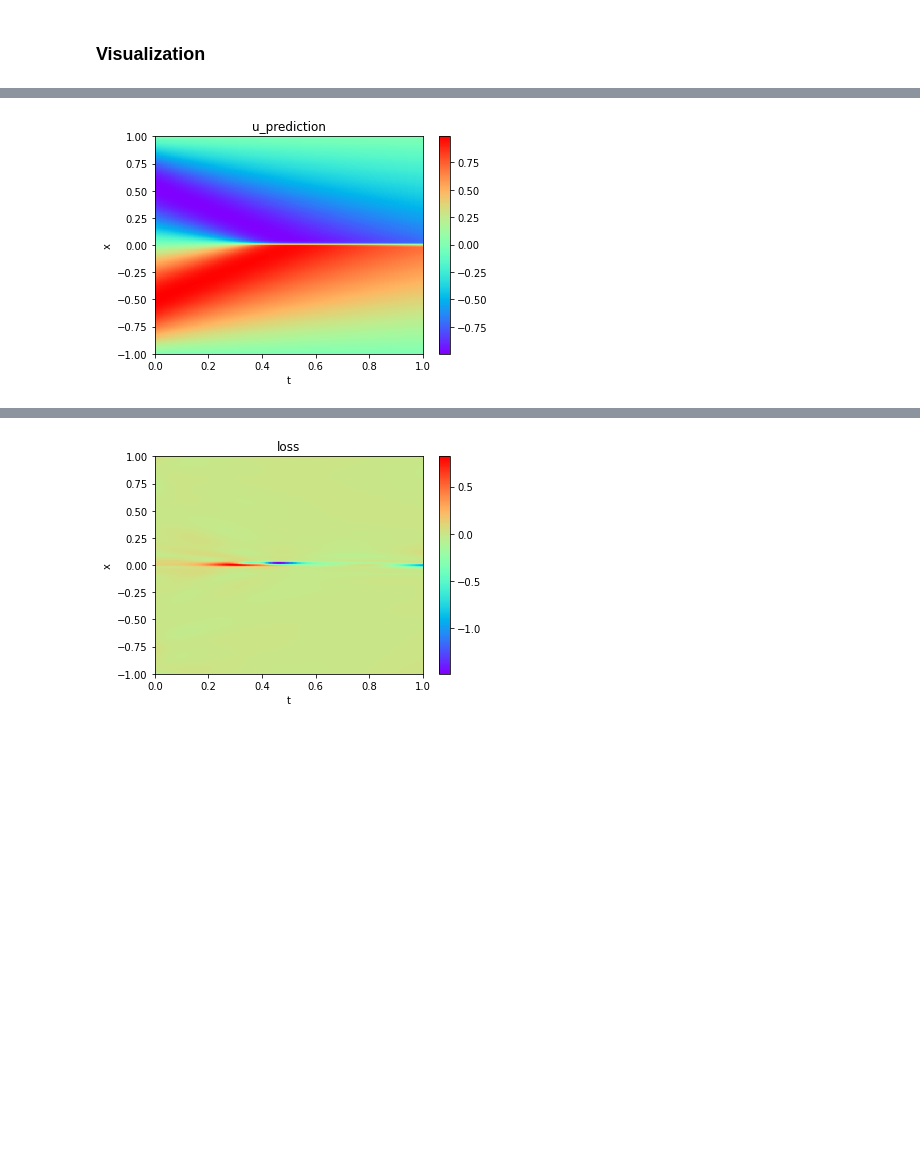
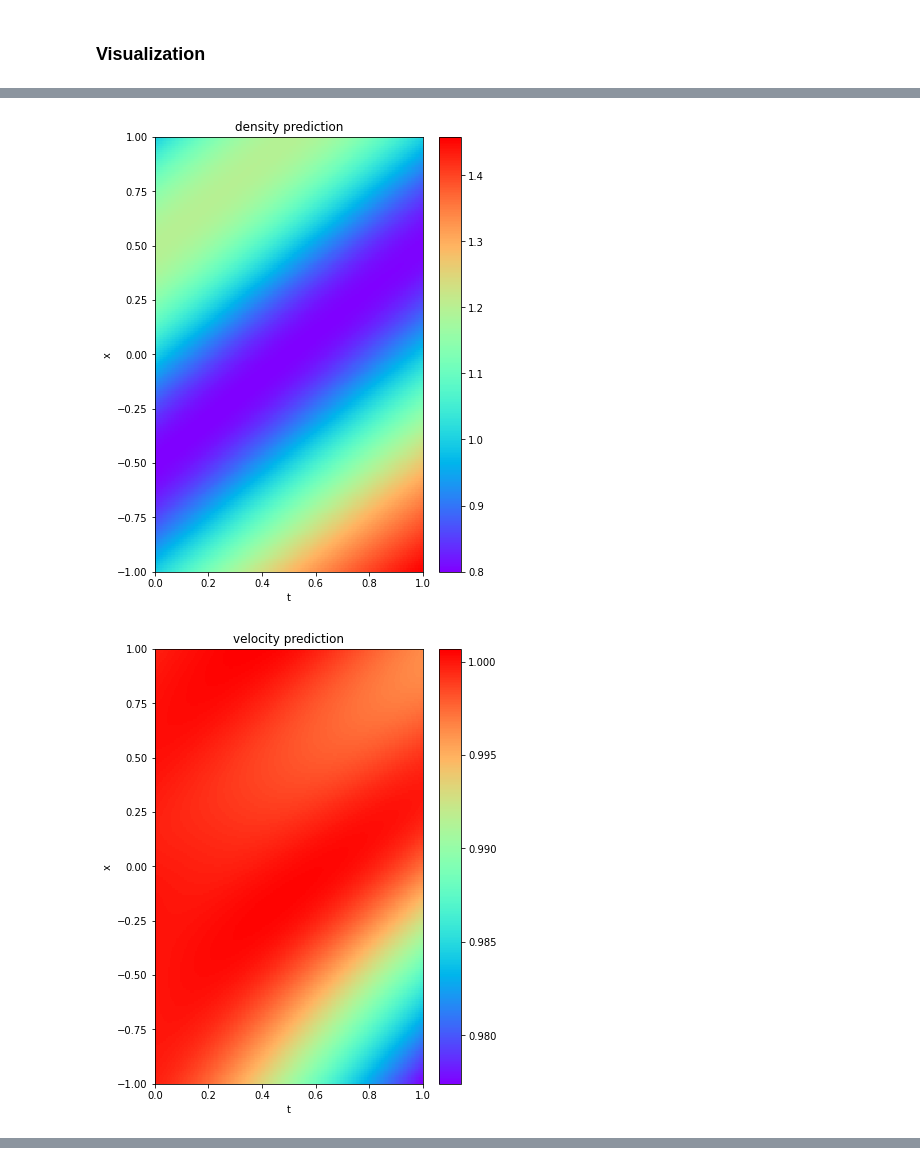
Before and after one commit to caizihuahua/Reading_Material, a Jupyter notebook: notebook/appendix_a.ipynb, the cells around one changed output, grey strips where cells are left out. Drawn from its saved outputs; the diff is of its cells as text; code cells hidden in the pictures; blank space fills up the shorter version.

```diff
--- a/notebook/appendix_a.ipynb
+++ b/notebook/appendix_a.ipynb
@@ -159,11 +199,11 @@ class PINN(tf.keras.Model):
 ### Structure of the Costum PINNs
 # %%
 in_dim = 2
-out_dim = 1
+out_dim = 3
 width = 20
 depth = 7
 
-epoch = 8000
+epoch = 18000
 tol = 1e-8
 
 N_0 = 50
@@ -175,7 +215,7 @@ b_init = "zeros"
 act = "tanh"
 
 lr = tf.keras.optimizers.schedules.CosineDecay(
-    initial_learning_rate = 5e-3,
+    initial_learning_rate = 4e-3,
     decay_steps = epoch,
     alpha = 1e-2
 )
@@ -238,5 +291,5 @@ plt.savefig("sample point")
 # %%
-pinn = PINN(t,x,u,t_r,x_r,lb,ub,
+pinn = PINN(t_0,x_0,u_0,t_b,x_b,t_r,x_r,lb,ub,
             in_dim,out_dim,width,depth,
             act,w_init,b_init,
             lr,opt,weight_data,weight_pde,
@@ -323,19 +376,39 @@ plot_loss(pinn.ep_log,pinn.loss_log,"loss")
 # %%
-def plot_solution(X,u,title,savepath="./pics"):
+def plot_solution(X,u,savepath="./pics"):
     lb = X.min(0)
     ub = X.max(0)
     x = np.linspace(lb[0],ub[0],200)
     y = np.linspace(lb[1],ub[1],200)
     x,y = np.meshgrid(x,y)
-    phi = griddata(X,u.flatten(),(x,y),method="linear")
-    plt.imshow(phi,interpolation='nearest',cmap='rainbow',extent=[0,1,-1,1],origin="lower",aspect="auto")
+    phi_1 = griddata(X,u[:,0].numpy().flatten(),(x,y),method="linear")
+    phi_2 = griddata(X,u[:,1].numpy().flatten(),(x,y),method="linear")
+    phi_3 = griddata(X,u[:,2].numpy().flatten(),(x,y),method="linear")
+
+    if not os.path.exists(savepath):
+        os.makedirs(savepath)
+    plt.figure(figsize=(6,8))
+    plt.imshow(phi_1,interpolation='nearest',cmap='rainbow',extent=[0,1,-1,1],origin="lower",aspect="auto")
     plt.colorbar()
-    plt.title(title)
+    plt.title("density prediction")
     plt.xlabel('t')
     plt.ylabel('x')
-    if not os.path.exists(savepath):
-        os.makedirs(savepath)
-    plt.savefig(savepath+'/'+title)
+    plt.savefig(savepath+"/density prediction")
+
+    plt.figure(figsize=(6,8))
+    plt.imshow(phi_2,interpolation='nearest',cmap='rainbow',extent=[0,1,-1,1],origin="lower",aspect="auto")
+    plt.colorbar()
+    plt.title("velocity prediction")
+    plt.xlabel('t')
+    plt.ylabel('x')
+    plt.savefig(savepath+"/velocity prediction")
+
+    plt.figure(figsize=(6,8))
+    plt.imshow(phi_3,interpolation='nearest',cmap='rainbow',extent=[0,1,-1,1],origin="lower",aspect="auto")
+    plt.colorbar()
+    plt.title("pressure prediction")
+    plt.xlabel('t')
+    plt.ylabel('x')
+    plt.savefig(savepath+"/pressure prediction")
 # %%
 t = np.linspace(tmin,tmax,1001)
 x = np.linspace(xmin,xmax,101)
@@ -352,4 +421,5 @@ WARNING:tensorflow:Calling GradientTape.gradient on a persistent tape inside its
 # %%
-plot_solution(TX, u_hat.numpy(),title='u_prediction')
+plot_solution(TX,u_hat)
 # %% [output]
-[figure, old version]
+[figure, new version]
+[figure, added]
@@ -356,4 +427,2 @@ plot_solution(TX, u_hat.numpy(),title='u_prediction')
 # %%
-plot_solution(TX, r_hat.numpy(),title='loss')
+# plot_solution(TX,r_hat,title='loss')
-# %% [output]
-[figure, removed]
```
Also changed, not shown: parts of 13 cells of this notebook, 10 other files.
